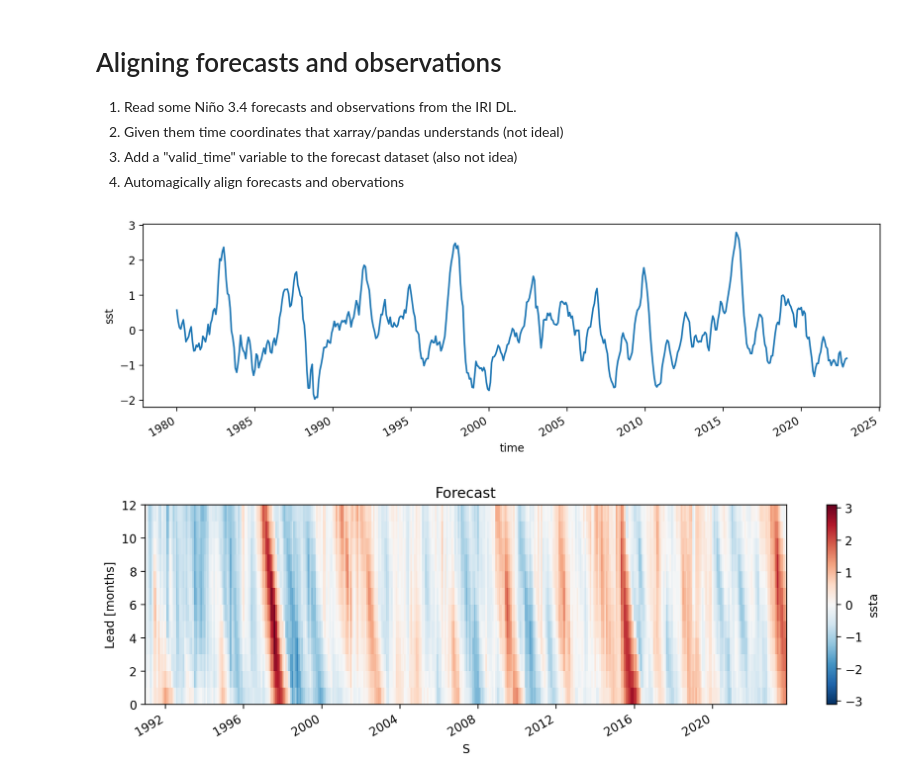
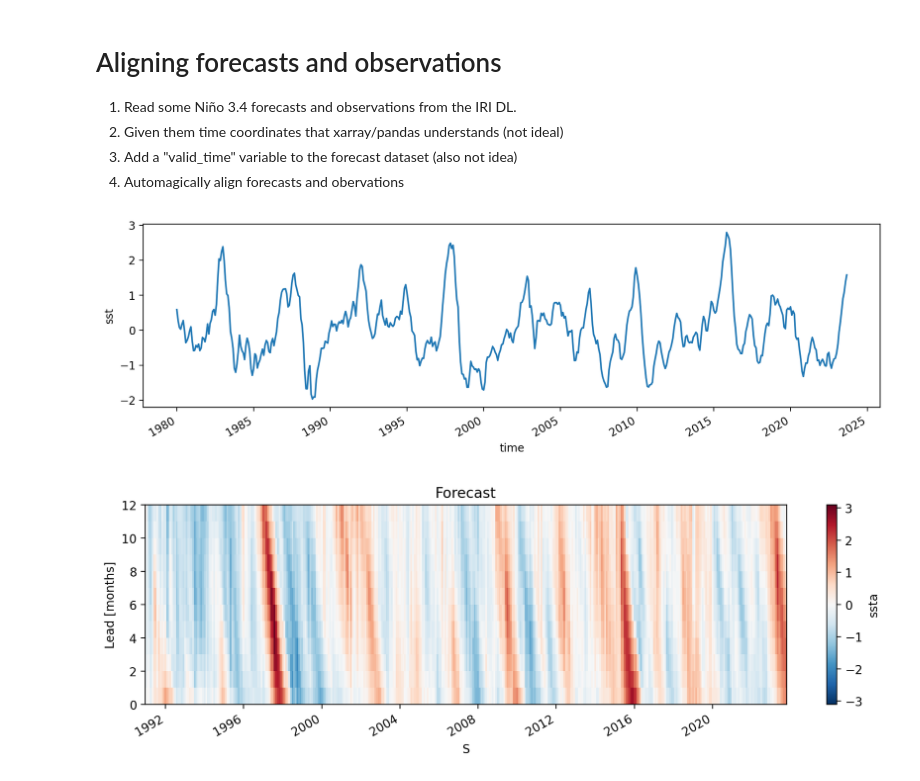
Before and after one commit to mktippett/NMME, a Jupyter notebook: Aligning forecasts and obs.ipynb, the cells around one changed output. Saved outputs shown, nothing was run; the diff lists cells and outputs as text; code cells hidden in the pictures.

```diff
--- a/Aligning forecasts and obs.ipynb
+++ b/Aligning forecasts and obs.ipynb
@@ -19,20 +19,20 @@ n34_url = 'Y/-5/5/RANGEEDGES/X/190/240/RANGEEDGES%5BX/Y%5Daverage/'
 # %%
 #Observations
 # Construct the url pointing to the data
 dl_loc = 'SOURCES/.NOAA/.NCDC/.ERSST/.version5/.sst/'
-time_str = 'T/(Jan%201980)/(Dec%202022)/RANGE/'
+time_str = 'T/(Jan%201980)/last/RANGE/'
 obs_url = 'https://iridl.ldeo.columbia.edu/' + dl_loc + time_str + n34_url + 'zlev/removeGRID/dods'
 ds_obs = xr.open_dataset(obs_url, decode_times=False)
 
 # replace DL time index with a pandas time index
 N = len(ds_obs.T)
 ds_obs['T'] = pd.date_range(start='1/1/1980', periods=N, freq='MS')
 ds_obs = ds_obs.rename({'T': 'time'})
 obsa = ds_obs.sst.groupby('time.month') - ds_obs.sst.groupby('time.month').mean('time')
 obsa.plot(figsize=(12, 3))
 plt.show()
 # %% [output]
-[figure, old version]
+[figure, new version]
 # %%
 #GFDL-SPEAR
 model = 'GFDL-SPEAR'
```
Also changed, not shown: parts of 5 cells of this notebook.
